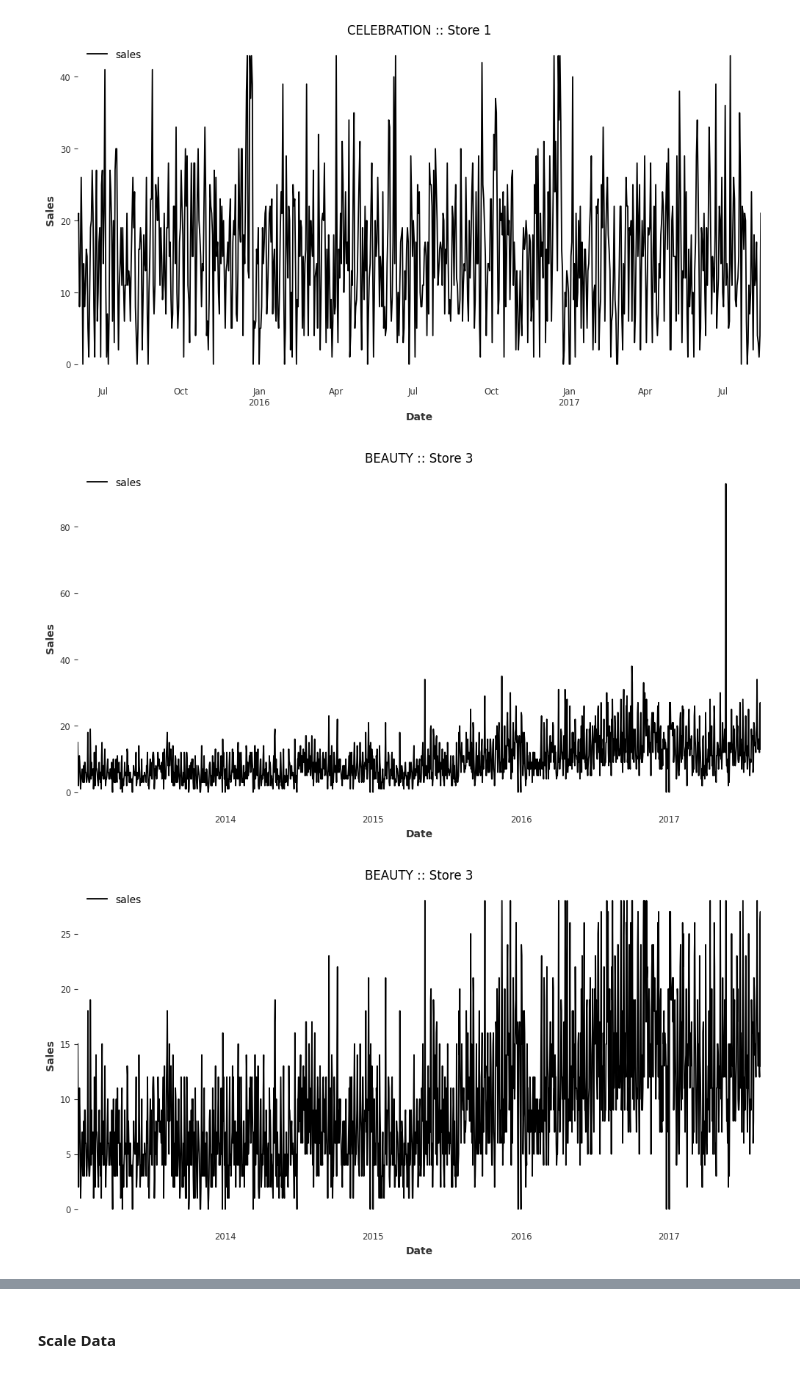
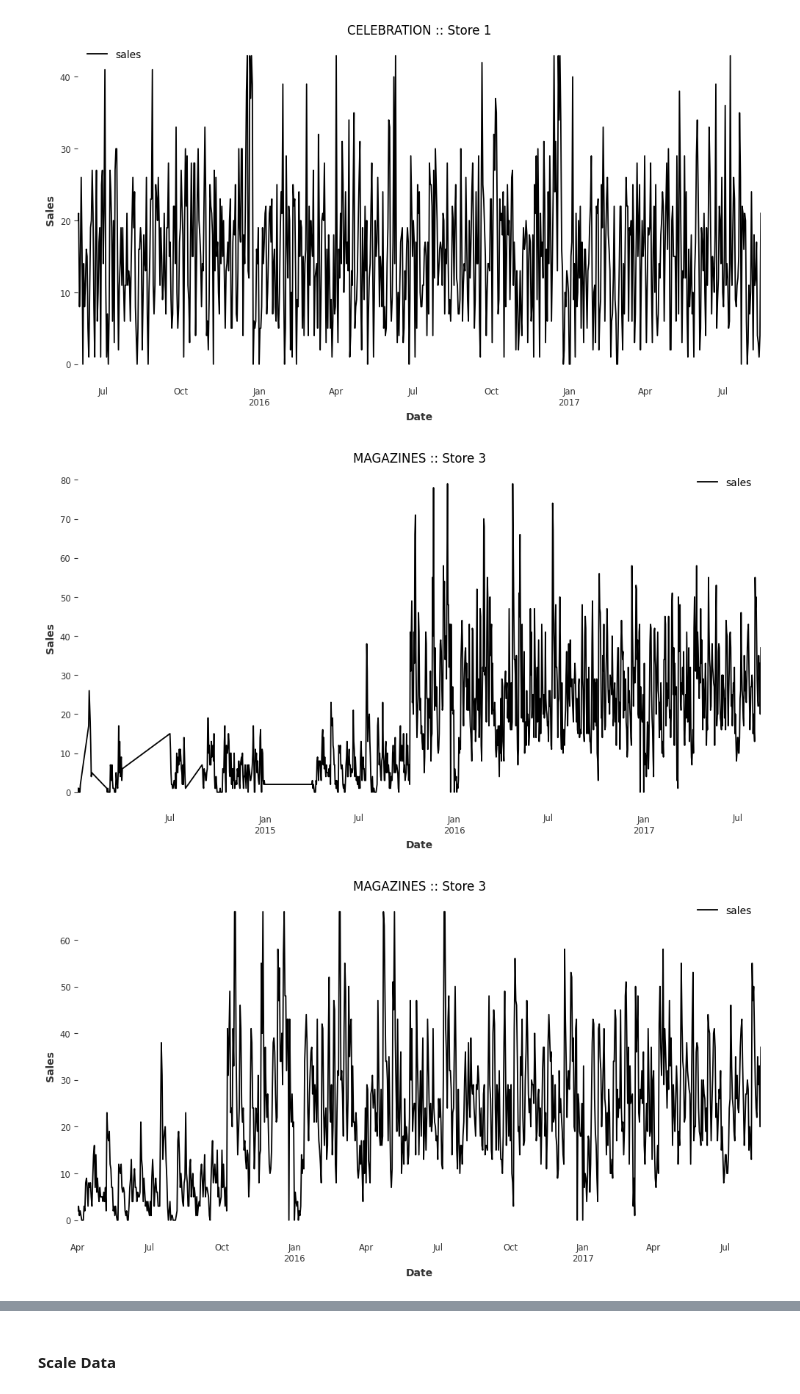
Before and after one commit to Tikhon-Radkevich/Store-Sales, a Jupyter notebook: notebooks/explore/lightgbm_high_loss_families.ipynb, the cells around one changed output, grey strips where cells are left out. Saved outputs shown, nothing was run; the diff lists cells and outputs as text; code cells hidden in the pictures.

```diff
--- a/notebooks/explore/lightgbm_high_loss_families.ipynb
+++ b/notebooks/explore/lightgbm_high_loss_families.ipynb
@@ -56,7 +56,7 @@ optuna.logging.set_verbosity(optuna.logging.WARNING)
 # %% [markdown]
 ## Load && Preprocess Data
 # %%
-families_to_explore = ["HOME AND KITCHEN I", "CELEBRATION", "BEAUTY"]
+families_to_explore = ["HOME AND KITCHEN I", "CELEBRATION", "MAGAZINES"]
 # %%
 train_df = pd.read_csv(EXTERNAL_TRAIN_PATH, parse_dates=["date"])
 test_df = pd.read_csv(EXTERNAL_TEST_PATH, parse_dates=["date"])
@@ -94,11 +94,11 @@ make_sales_plot("CELEBRATION", 1, preprocessed_df)
 [figure]
 [figure]
 # %%
-make_sales_plot("BEAUTY", 3, default_preprocessed_df)
-make_sales_plot("BEAUTY", 3, preprocessed_df)
+make_sales_plot("MAGAZINES", 3, default_preprocessed_df)
+make_sales_plot("MAGAZINES", 3, preprocessed_df)
 # %% [output]
-[figure, old version]
+[figure, new version]
-[figure, old version]
+[figure, new version]
 # %%
 def process_df(df):
     data_df = pd.concat([df, test_family_df], ignore_index=True)
```
Also changed, not shown: parts of 11 cells of this notebook.
